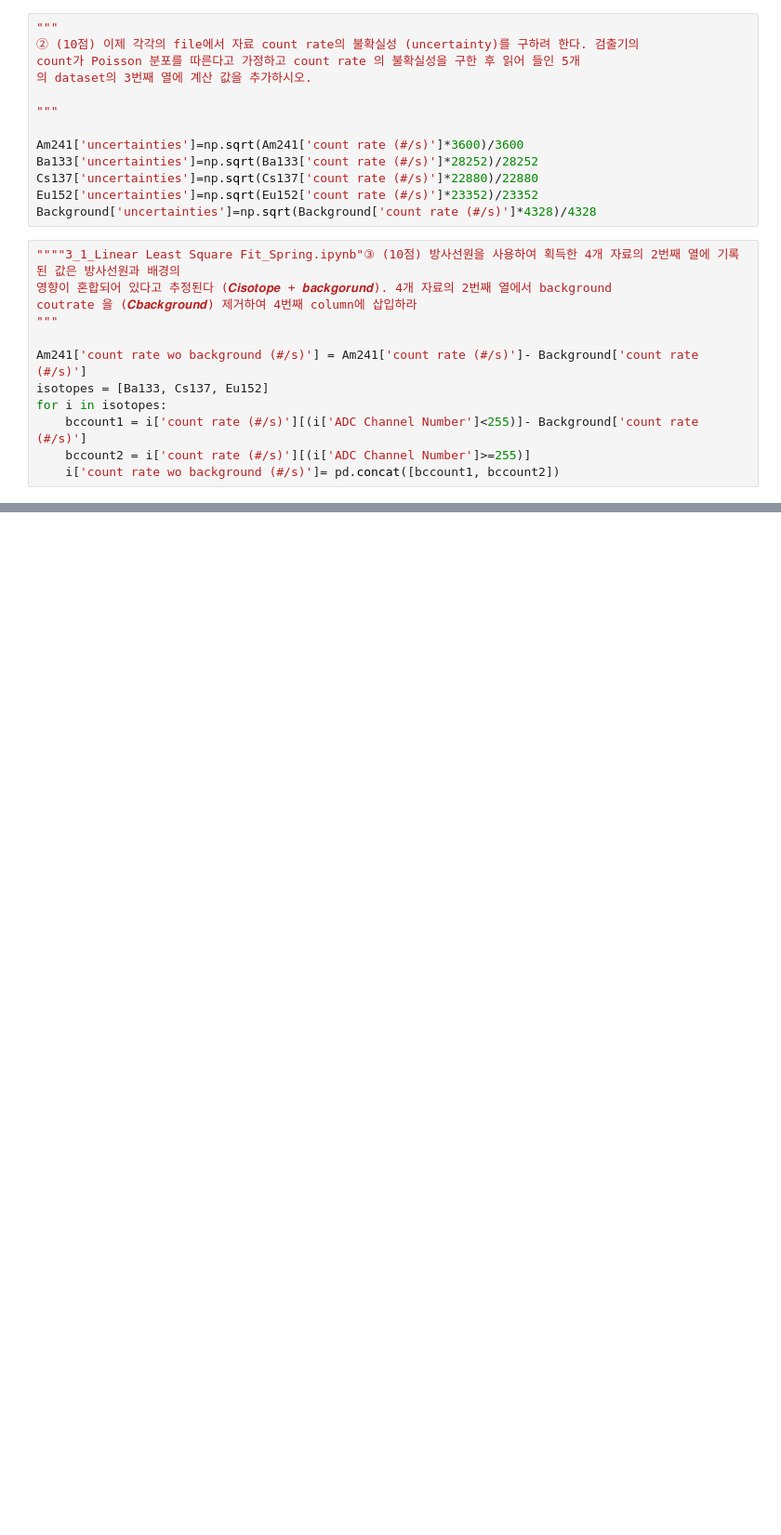
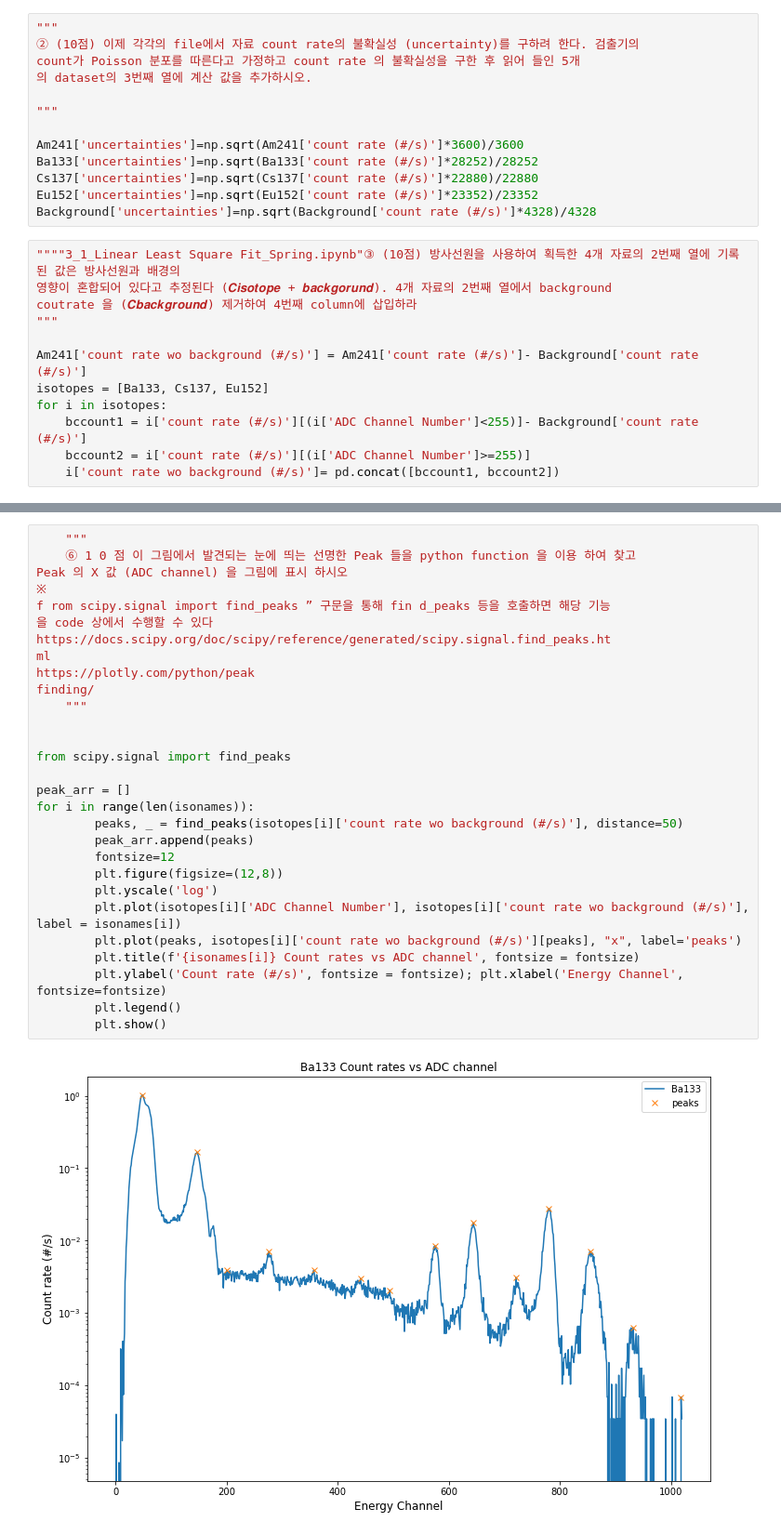
Before and after one commit to john1256/codespace, a Jupyter notebook: 우주과학통계실습/조용욱(2018103514)_우주과학통계실습_기말고사.ipynb, the cells around one changed output, grey strips where cells are left out. Shown: that part at 93% size. Cells and saved outputs as stored; diff of their text form; blank space fills up the shorter version.

```diff
--- a/우주과학통계실습/조용욱(2018103514)_우주과학통계실습_기말고사.ipynb
+++ b/우주과학통계실습/조용욱(2018103514)_우주과학통계실습_기말고사.ipynb
@@ -62,0 +79,31 @@ for i in isotopes:
+# %%
+    """
+    ⑥ 1 0 점 이 그림에서 발견되는 눈에 띄는 선명한 Peak 들을 python function 을 이용 하여 찾고
+Peak 의 X 값 (ADC channel) 을 그림에 표시 하시오
+※
+f rom scipy.signal import find_peaks ” 구문을 통해 fin d_peaks 등을 호출하면 해당 기능
+을 code 상에서 수행할 수 있다
+https://docs.scipy.org/doc/scipy/reference/generated/scipy.signal.find_peaks.ht
+ml
+https://plotly.com/python/peak
+finding/
+    """
+
+
+from scipy.signal import find_peaks
+
+peak_arr = []
+for i in range(len(isonames)):
+        peaks, _ = find_peaks(isotopes[i]['count rate wo background (#/s)'], distance=50)
+        peak_arr.append(peaks)
+        fontsize=12
+        plt.figure(figsize=(12,8))
+        plt.yscale('log')
+        plt.plot(isotopes[i]['ADC Channel Number'], isotopes[i]['count rate wo background (#/s)'], label = isonames[i])
+        plt.plot(peaks, isotopes[i]['count rate wo background (#/s)'][peaks], "x", label='peaks')
+        plt.title(f'{isonames[i]} Count rates vs ADC channel', fontsize = fontsize)
+        plt.ylabel('Count rate (#/s)', fontsize = fontsize); plt.xlabel('Energy Channel', fontsize=fontsize)
+        plt.legend()
+        plt.show()
+# %% [output]
+[figure, added]
```
Also changed, not shown: parts of 7 cells of this notebook.
